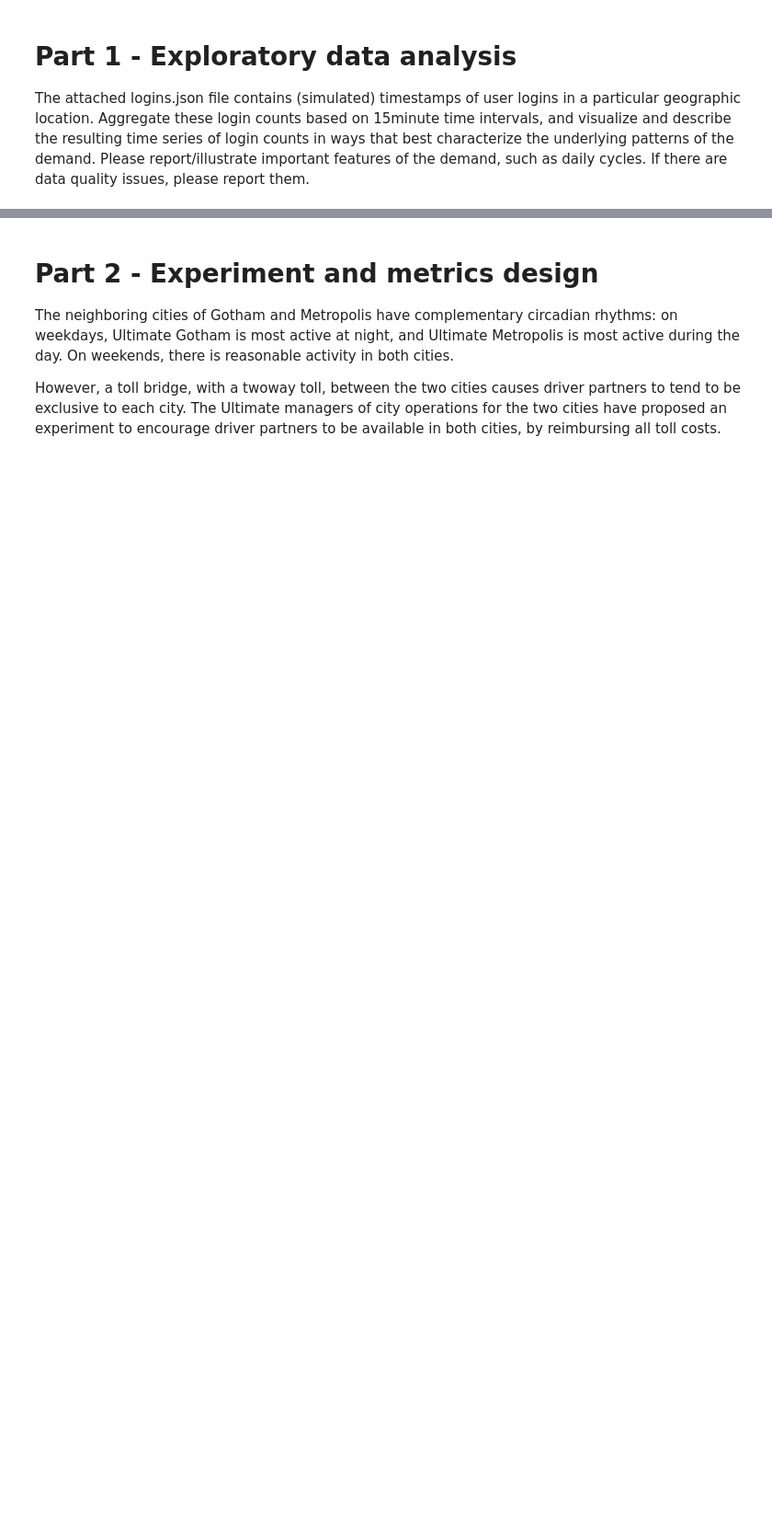
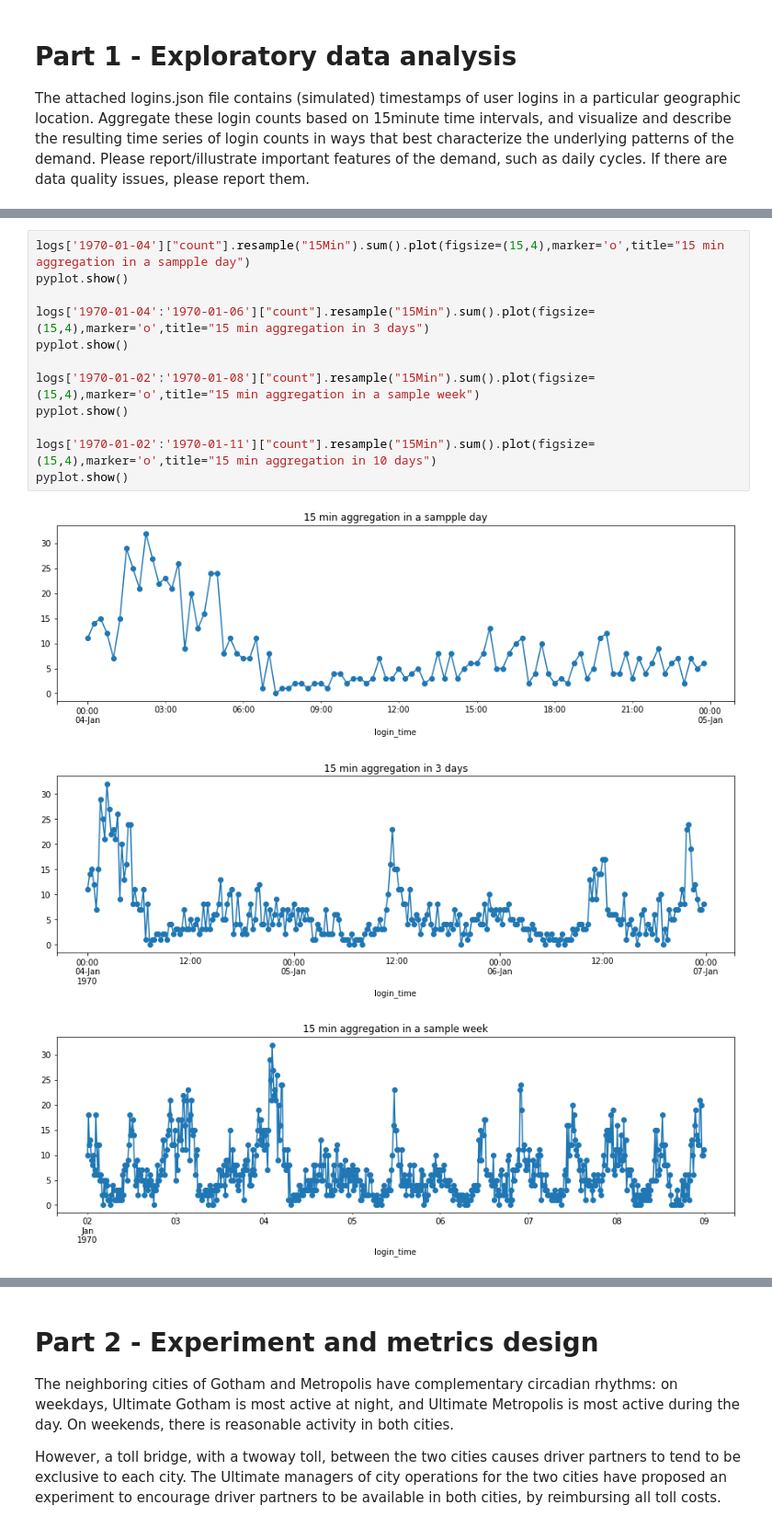
Before and after one commit to yungnien/Springboard, a Jupyter notebook: take_home/ultimate_challenge/ultimate_data_science_challenge.ipynb, the cells around one changed output, grey strips where cells are left out. Shown at 92% size. Cells and saved outputs as stored; diff of their text form; blank space fills up the shorter version.

```diff
--- a/take_home/ultimate_challenge/ultimate_data_science_challenge.ipynb
+++ b/take_home/ultimate_challenge/ultimate_data_science_challenge.ipynb
@@ -33,0 +49,16 @@ logs.head()
+# %%
+logs['1970-01-04']["count"].resample("15Min").sum().plot(figsize=(15,4),marker='o',title="15 min aggregation in a sampple day")
+pyplot.show()
+
+logs['1970-01-04':'1970-01-06']["count"].resample("15Min").sum().plot(figsize=(15,4),marker='o',title="15 min aggregation in 3 days")
+pyplot.show()
+
+logs['1970-01-02':'1970-01-08']["count"].resample("15Min").sum().plot(figsize=(15,4),marker='o',title="15 min aggregation in a sample week")
+pyplot.show()
+
+logs['1970-01-02':'1970-01-11']["count"].resample("15Min").sum().plot(figsize=(15,4),marker='o',title="15 min aggregation in 10 days")
+pyplot.show()
+# %% [output]
+[figure, added]
+[figure, added]
+[figure, added]
```
Also changed, not shown: parts of 41 cells of this notebook.
